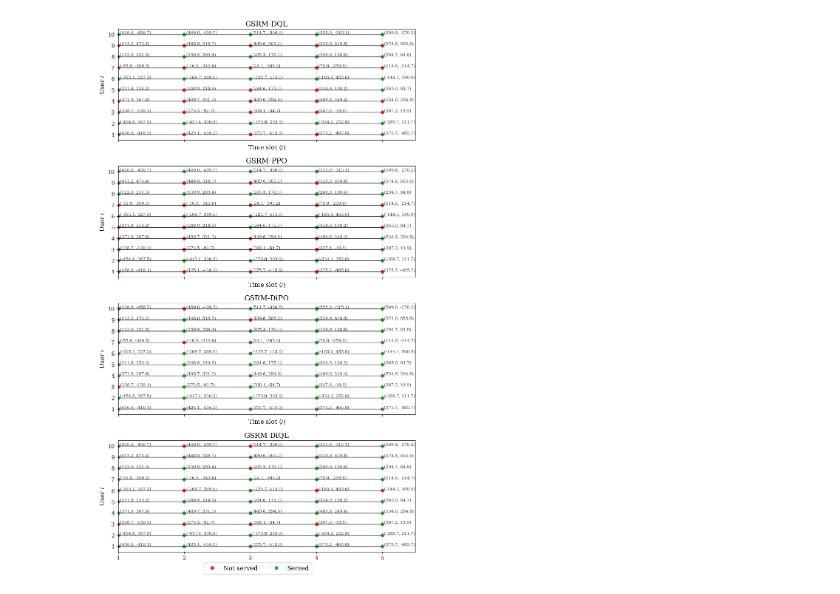
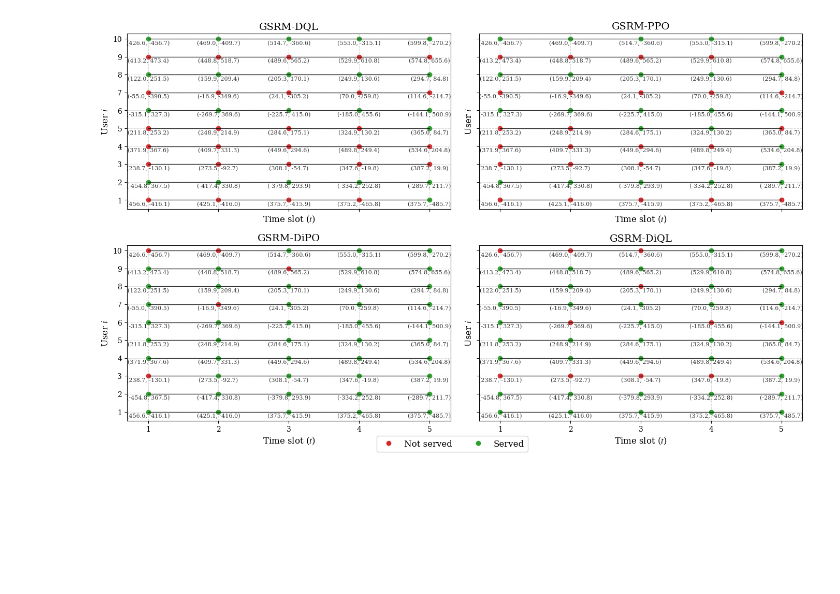
Before and after one commit to qkhanh711/DRL-Memory-Maximize-Problem, a Jupyter notebook: mobility_plot/mobility_plot.ipynb, the cells around one changed output. Drawn from its saved outputs; the diff is of its cells as text; code cells hidden in the pictures; blank space fills up the shorter version.

```diff
--- a/mobility_plot/mobility_plot.ipynb
+++ b/mobility_plot/mobility_plot.ipynb
@@ -56,7 +56,7 @@ for col in served_columns.values():
     if col in df_all.columns and df_all[col].dtype != bool:
         df_all[col] = df_all[col].astype(str).str.lower().isin(["true", "1", "yes"])
 
-fig, axes = plt.subplots(4, 1, figsize=(9, 16), sharex=True, sharey=True)
+fig, axes = plt.subplots(2, 2, figsize=(14, 9), sharex=True, sharey=True)
 axes = axes.ravel()
 
 for ax, agent in zip(axes, served_columns.keys()):
@@ -78,35 +78,38 @@ for ax, agent in zip(axes, served_columns.keys()):
     ax.scatter(served["timestep"], served["user_id_1based"], c="tab:green", s=36, alpha=0.95)
 
     for _, r in df.iterrows():
         ax.text(
-            r["timestep"] + 0.03,
-            r["user_id_1based"] + 0.03,
+            r["timestep"],
+            r["user_id_1based"] - 0.08,
             f"({r['x']:.1f}, {r['y']:.1f})",
             fontsize=8,
             alpha=0.8,
+            ha="center",
+            va="top",
         )
 
     ax.set_title(agent_names_display.get(agent, agent))
     ax.set_xlabel(r"Time slot ($t$)")
     ax.set_ylabel(r"User $i$")
     ax.grid(alpha=0.3)
 
     ts = sorted(df["timestep"].unique().tolist())
     uids = sorted(df["user_id_1based"].unique().tolist())
     ax.set_xticks(ts)
     ax.set_yticks(uids)
-    ax.set_xlim(min(ts), max(ts) + 0.5)
-    ax.set_ylim(min(uids) - 0.5, max(uids) + 0.5)
+    ax.set_xlim(min(ts)-0.3, max(ts)+0.3)
+    ax.set_ylim(min(uids) - 0.5, max(uids) + 0.3)
+
 
 for i in range(len(served_columns), len(axes)):
     axes[i].axis("off")
 
 legend_elements = [
     Line2D([0], [0], marker='o', color='w', label='Not served', markerfacecolor='tab:red', markersize=8),
     Line2D([0], [0], marker='o', color='w', label='Served', markerfacecolor='tab:green', markersize=8),
 ]
 fig.legend(handles=legend_elements, loc='lower center', ncol=3, frameon=True)
 plt.tight_layout(rect=[0, 0, 1, 0.95])
 plt.show()
 # %% [output]
-[figure, old version]
+[figure, new version]
```
Also changed, not shown: parts of 5 cells of this notebook, 15 other files.
